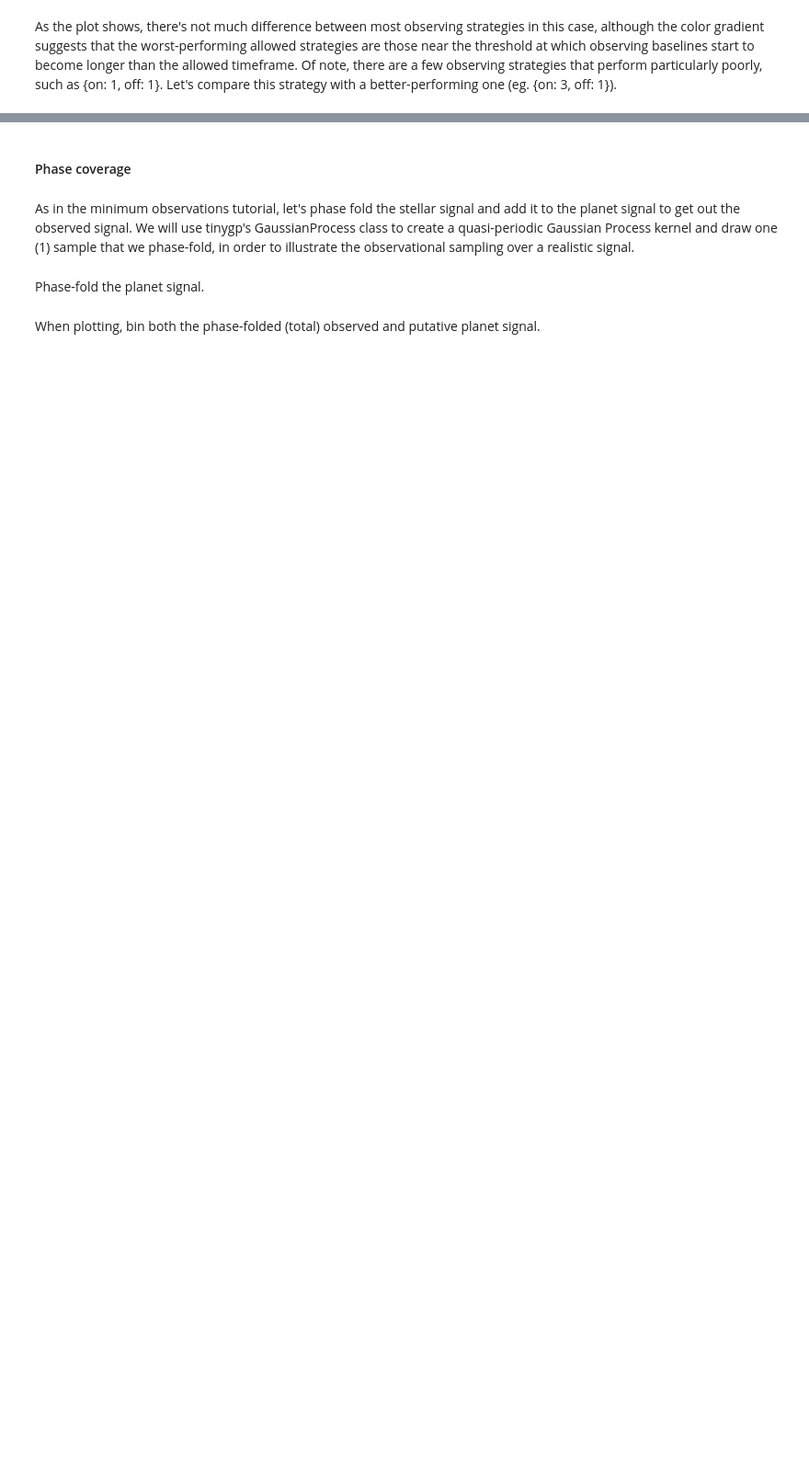
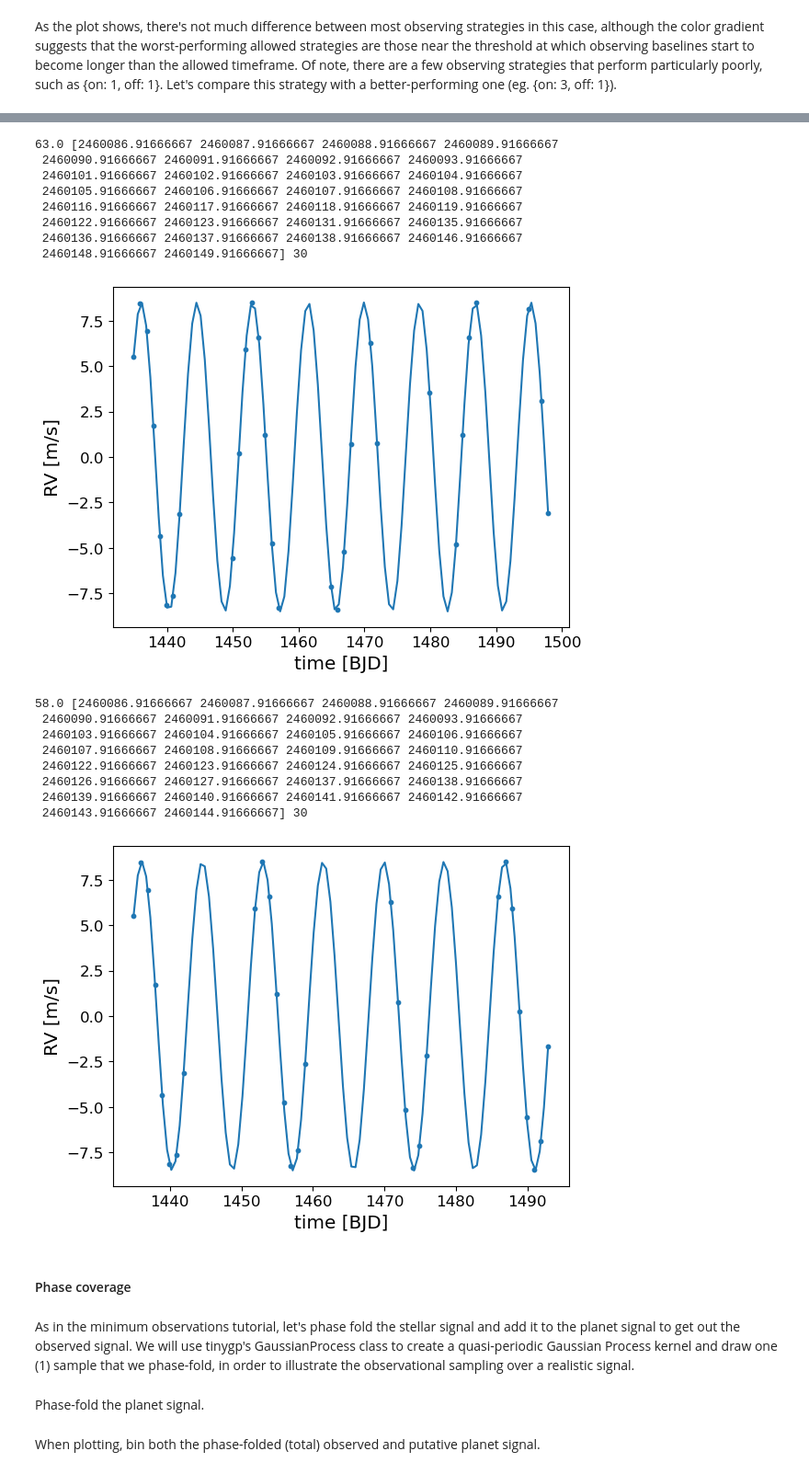
Before and after one commit to exoclam/gaspery, a Jupyter notebook: tutorials/fixed_budget.ipynb, the cells around one changed output, grey strips where cells are left out. Shown: that part at 92% size. Cells and saved outputs as stored; diff of their text form; code cells hidden in the pictures; blank space fills up the shorter version.

```diff
--- a/tutorials/fixed_budget.ipynb
+++ b/tutorials/fixed_budget.ipynb
@@ -290,3 +303,44 @@ As the plot shows, there's not much difference between most observing strategies
+# %%
+# 8 on, 7 off
+strat = np.array(strategy.on_vs_off(on=8, off=7, twice_flag=False))
+rvs = calculate_fi.model_jax(strat, theta)
+print(strat[-1]-strat[0], strat, len(strat))
+
+plt.scatter(strat - T0, rvs, s=10)
+plt.plot(np.linspace(strat[0] - T0, strat[-1] - T0, 100), calculate_fi.model_jax(np.linspace(strat[0], strat[-1], 100), theta))
+plt.ylabel("RV [m/s]")
+plt.xlabel("time [BJD]")
+plt.show()
+
+# 8 on, 9 off
+strat = np.array(strategy.on_vs_off(on=8, off=9, twice_flag=False))
+rvs = calculate_fi.model_jax(strat, theta)
+print(strat[-1]-strat[0], strat, len(strat))
+
+plt.scatter(strat - T0, rvs, s=10)
+plt.plot(np.linspace(strat[0] - T0, strat[-1] - T0, 100), calculate_fi.model_jax(np.linspace(strat[0], strat[-1], 100), theta))
+plt.ylabel("RV [m/s]")
+plt.xlabel("time [BJD]")
+plt.show()
+# %% [output]
+63.0 [2460086.91666667 2460087.91666667 2460088.91666667 2460089.91666667
+ 2460090.91666667 2460091.91666667 2460092.91666667 2460093.91666667
+ 2460101.91666667 2460102.91666667 2460103.91666667 2460104.91666667
+ 2460105.91666667 2460106.91666667 2460107.91666667 2460108.91666667
+ 2460116.91666667 2460117.91666667 2460118.91666667 2460119.91666667
+ 2460122.91666667 2460123.91666667 2460131.91666667 2460135.91666667
+ 2460136.91666667 2460137.91666667 2460138.91666667 2460146.91666667
+ 2460148.91666667 2460149.91666667] 30
+[figure, added]
+58.0 [2460086.91666667 2460087.91666667 2460088.91666667 2460089.91666667
+ 2460090.91666667 2460091.91666667 2460092.91666667 2460093.91666667
+ 2460103.91666667 2460104.91666667 2460105.91666667 2460106.91666667
+ 2460107.91666667 2460108.91666667 2460109.91666667 2460110.91666667
+ 2460122.91666667 2460123.91666667 2460124.91666667 2460125.91666667
+ 2460126.91666667 2460127.91666667 2460137.91666667 2460138.91666667
+ 2460139.91666667 2460140.91666667 2460141.91666667 2460142.91666667
+ 2460143.91666667 2460144.91666667] 30
+[figure, added]
 # %% [markdown]
 #### Phase coverage
 # %% [markdown]
```
Also changed, not shown: parts of 8 cells of this notebook, 2 other files.
